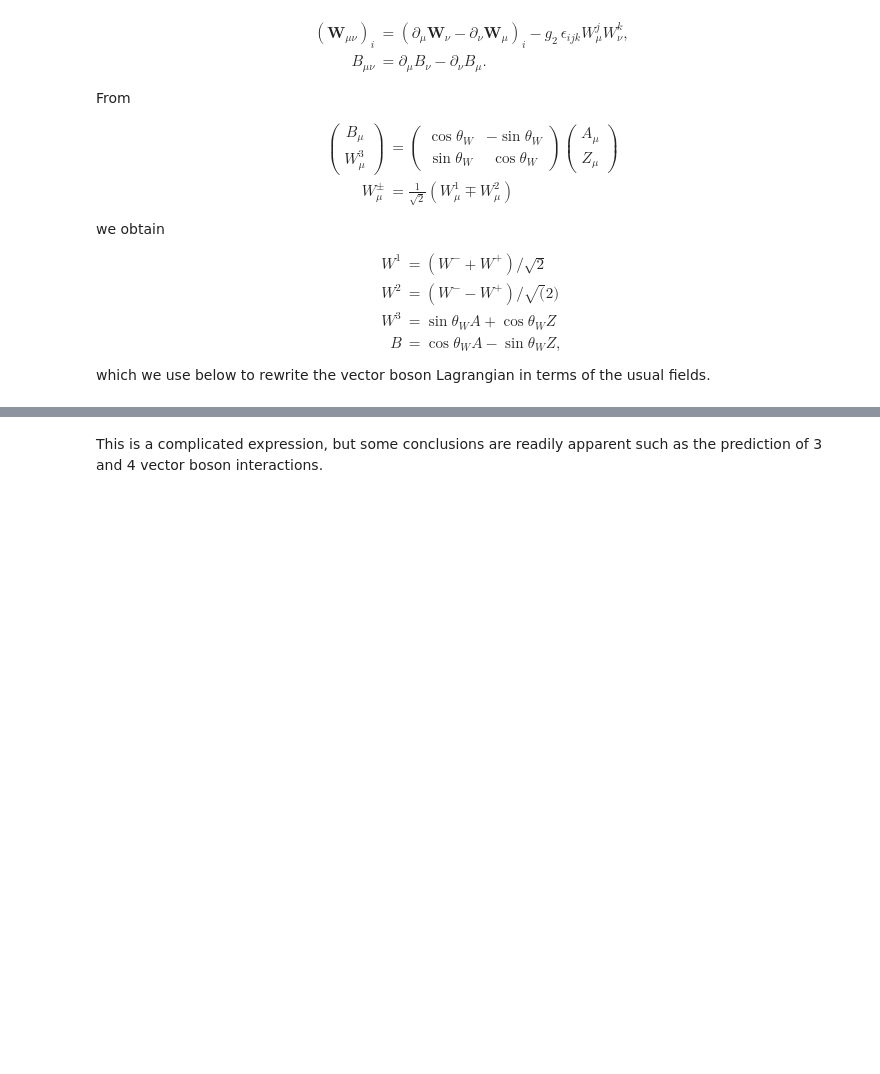
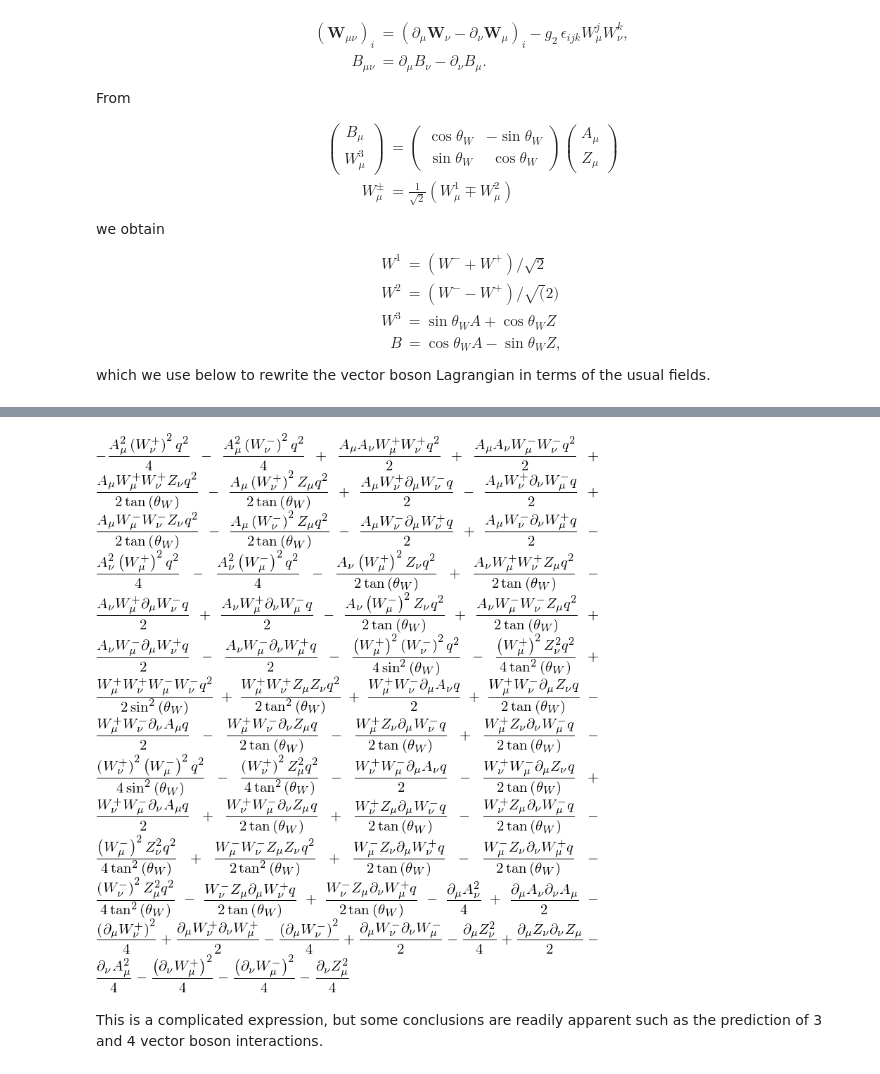
Before and after one commit to hbprosper/GSW, a Jupyter notebook: GlashowSalamWeinberg.ipynb, the cells around one changed output, grey strips where cells are left out. Drawn from its saved outputs; the diff is of its cells as text; code cells hidden in the pictures; blank space fills up the shorter version.

```diff
--- a/GlashowSalamWeinberg.ipynb
+++ b/GlashowSalamWeinberg.ipynb
@@ -854,3 +857,10 @@ VV
+# %%
+VV = -sm.Rational(1, 4) * (BB*BB +  (WW.T*WW)[0])
+VV = VV.expand()
+VV = trigsimp(VV.subs({g2: q / sm.sin(thetaW)}))
+VV
+# %% [output]
+[figure, added]
 # %% [markdown]
 This is a complicated expression, but some conclusions are readily apparent such as the prediction of 3 and 4 vector boson interactions.
 # %% [markdown]
```
Also changed, not shown: parts of 7 cells of this notebook, 1 other file.
